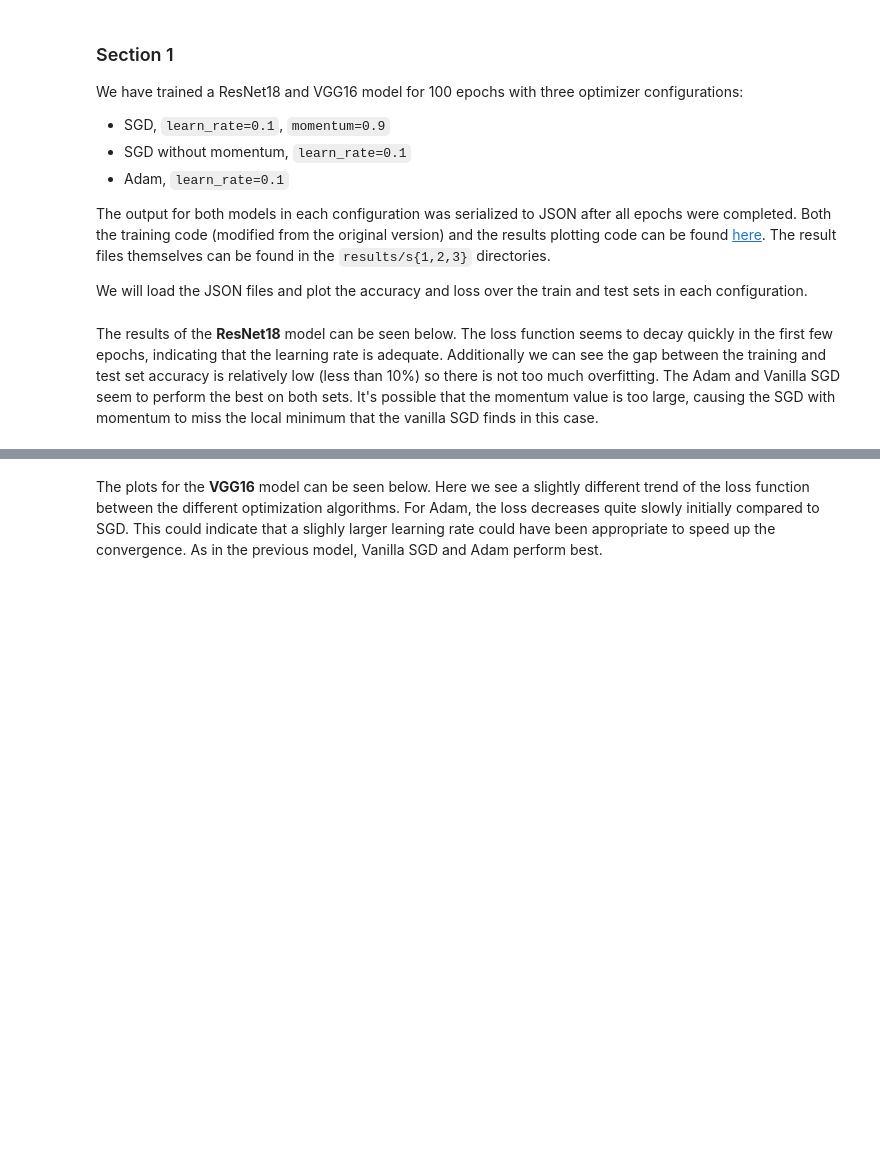
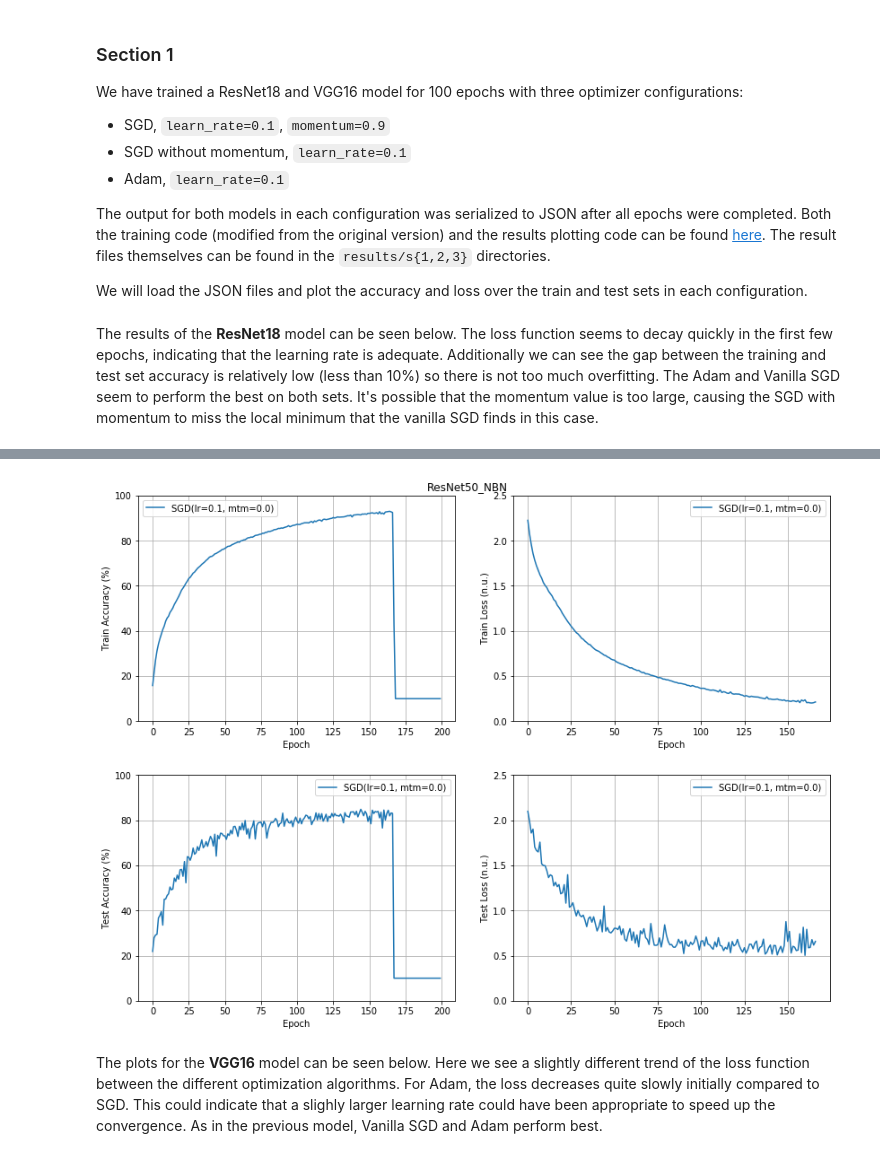
Before and after one commit to HansPinckaers/deep-learning-hw1, a Jupyter notebook: results.ipynb, the cells around one changed output, grey strips where cells are left out. Cells and saved outputs as stored; diff of their text form; code cells hidden in the pictures; blank space fills up the shorter version.

```diff
--- a/results.ipynb
+++ b/results.ipynb
@@ -38,3 +37,7 @@ fig_resnet18 = plot_model_results(get_model_results(data, 'ResNet18'))
+# %%
+fig_resnet18 = plot_model_results(get_model_results(data[2:4], 'ResNet50_NBN'))
+# %% [output]
+[figure, added]
 # %% [markdown]
 The plots for the  **VGG16** model can be seen below. Here we see a slightly different trend of the loss function between the different optimization algorithms. For Adam, the loss decreases quite slowly initially compared to SGD. This could indicate that a slighly larger learning rate could have been appropriate to speed up the convergence. As in the previous model, Vanilla SGD and Adam perform best.
 # %%
```
Also changed, not shown: parts of 2 cells of this notebook, 4 other files.
